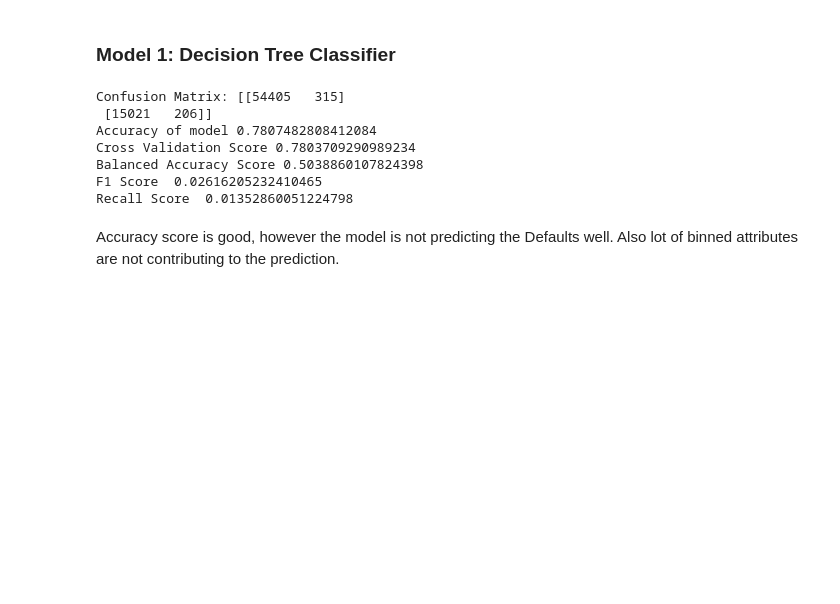
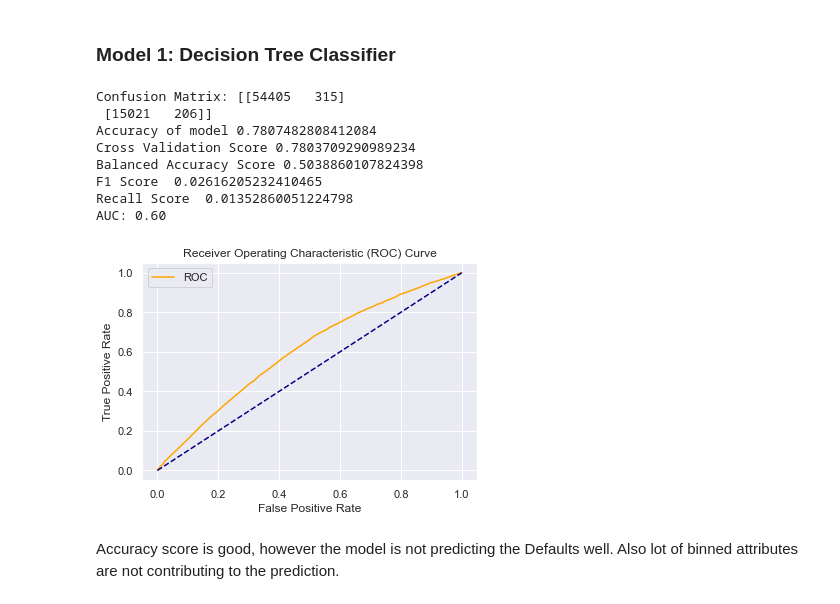
Before and after one commit to vklohiya/random-notebooks, a Jupyter notebook: IDS/EMI-Prediction.ipynb, the cells around one changed output. Drawn from its saved outputs; the diff is of its cells as text; code cells hidden in the pictures; blank space fills up the shorter version.

Commit message:
Included ROC curves

```diff
--- a/IDS/EMI-Prediction.ipynb
+++ b/IDS/EMI-Prediction.ipynb
@@ -593,6 +595,6 @@ from matplotlib import pyplot
 k_fold = KFold(n_splits=10, shuffle=True, random_state=0)
 # %%
-def predict_accuracy_by_feature_elimination(data, features_to_be_removed, model, show_visual=False):
+def predict_accuracy_by_feature_elimination(data, features_to_be_removed, model, show_visual=False, roc=False):
 
     #Prepare the dataset by removing the features mentioned
     for feature in features_to_be_removed:
@@ -600,9 +602,9 @@ def predict_accuracy_by_feature_elimination(data, features_to_be_removed, model,
 
     if model == "Decision Tree":
         #Call Decision tree function to get the accuracy results
-        prepare_decision_tree(data, show_visual = show_visual)
+        prepare_decision_tree(data, show_visual = show_visual, roc=roc)
     elif model == "Logisitic Regression":
         #Call logistic regression model to get the accuracy results
-        prepare_logistic_model(data, show_visual = show_visual)
+        prepare_logistic_model(data, show_visual = show_visual, roc=roc)
     else:
         print("Invalid model specified")
@@ -789,15 +817,17 @@ Feature: e_type_self, Score: 0.18
 ### Model 1: Decision Tree Classifier
 # %%
 features_to_be_removed = ["delinquent_accts_in_last_six_months_new", "e_type_salaried", "e_type_self", "total_active_loan_accounts_new", "e_type_miss","No_History", "Very_Low", "Not_Scored", "Very_High","asset_cost_bins_2","asset_cost_bins_0","asset_cost_bins_1", "asset_cost_bins_3", "credit_history_len_bins_0", "credit_history_len_bins_1", "credit_history_len_bins_2", "perform_cnc_score_bins_0", "perform_cnc_score_bins_1","perform_cnc_score_bins_2", "perform_cnc_score_bins_3", "perform_cnc_score_bins_4", "age_bins_0", "age_bins_1", "age_bins_2","asset_value_bins_0","asset_value_bins_1", "asset_value_bins_2" ]
-predict_accuracy_by_feature_elimination(bin_train, features_to_be_removed, model="Decision Tree", show_visual=False)
+predict_accuracy_by_feature_elimination(bin_train, features_to_be_removed, model="Decision Tree", show_visual=False, roc=True)
 # %% [output]
 Confusion Matrix: [[54405   315]
  [15021   206]]
 Accuracy of model 0.7807482808412084
 Cross Validation Score 0.7803709290989234
 Balanced Accuracy Score 0.5038860107824398
 F1 Score  0.02616205232410465
 Recall Score  0.01352860051224798
+AUC: 0.60
+[figure, added]
 # %% [markdown]
 Accuracy score is good, however the model is not predicting the Defaults well. Also lot of binned attributes are not contributing to the prediction.
 # %% [markdown]
```
Also changed, not shown: parts of 15 cells of this notebook.
